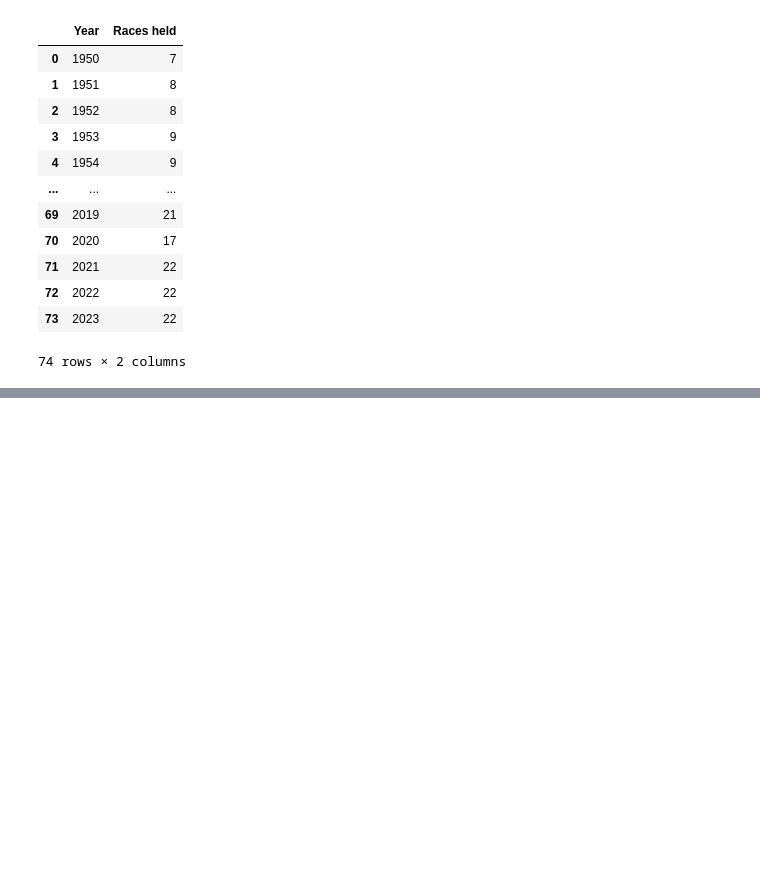
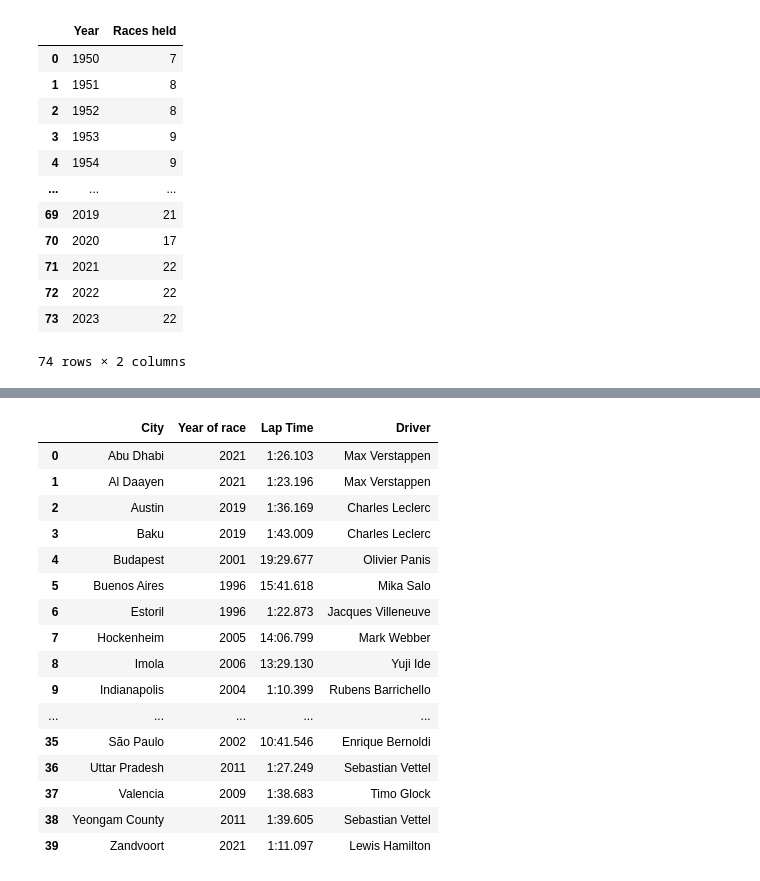
Before and after one commit to EshanKasliwal/F1-Data-Analysis-Using-SQL-And-Tableau, a Jupyter notebook: F1-EDA-Using-SQL.ipynb, the cells around one changed output, grey strips where cells are left out. Saved outputs shown, nothing was run; the diff lists cells and outputs as text; code cells hidden in the pictures; blank space fills up the shorter version.

```diff
--- a/F1-EDA-Using-SQL.ipynb
+++ b/F1-EDA-Using-SQL.ipynb
@@ -209,0 +271,27 @@ fig5.write_image("plot5.png")
+# %%
+fastest_lap = pd.read_sql('''
+        SELECT c.location AS "City", r.year AS "Year of race", MIN(l.time) AS "Lap Time", ("forename" || " " || "surname") AS "Driver"
+        FROM circuits c, lap_times l, races r, drivers d
+        WHERE l.raceId = r.raceId AND r.circuitId = c.circuitId AND l.driverId = d.driverId
+        GROUP BY "City"
+        ORDER BY "City";
+''', conn)
+fastest_lap
+# %% [output]
+|  | City | Year of race | Lap Time | Driver |
+| 0 | Abu Dhabi | 2021 | 1:26.103 | Max Verstappen |
+| 1 | Al Daayen | 2021 | 1:23.196 | Max Verstappen |
+| 2 | Austin | 2019 | 1:36.169 | Charles Leclerc |
+| 3 | Baku | 2019 | 1:43.009 | Charles Leclerc |
+| 4 | Budapest | 2001 | 19:29.677 | Olivier Panis |
+| 5 | Buenos Aires | 1996 | 15:41.618 | Mika Salo |
+| 6 | Estoril | 1996 | 1:22.873 | Jacques Villeneuve |
+| 7 | Hockenheim | 2005 | 14:06.799 | Mark Webber |
+| 8 | Imola | 2006 | 13:29.130 | Yuji Ide |
+| 9 | Indianapolis | 2004 | 1:10.399 | Rubens Barrichello |
+| ... | ... | ... | ... | ... |
+| 35 | São Paulo | 2002 | 10:41.546 | Enrique Bernoldi |
+| 36 | Uttar Pradesh | 2011 | 1:27.249 | Sebastian Vettel |
+| 37 | Valencia | 2009 | 1:38.683 | Timo Glock |
+| 38 | Yeongam County | 2011 | 1:39.605 | Sebastian Vettel |
+| 39 | Zandvoort | 2021 | 1:11.097 | Lewis Hamilton |
```
Also changed, not shown: parts of 11 cells of this notebook, 4 other files.
